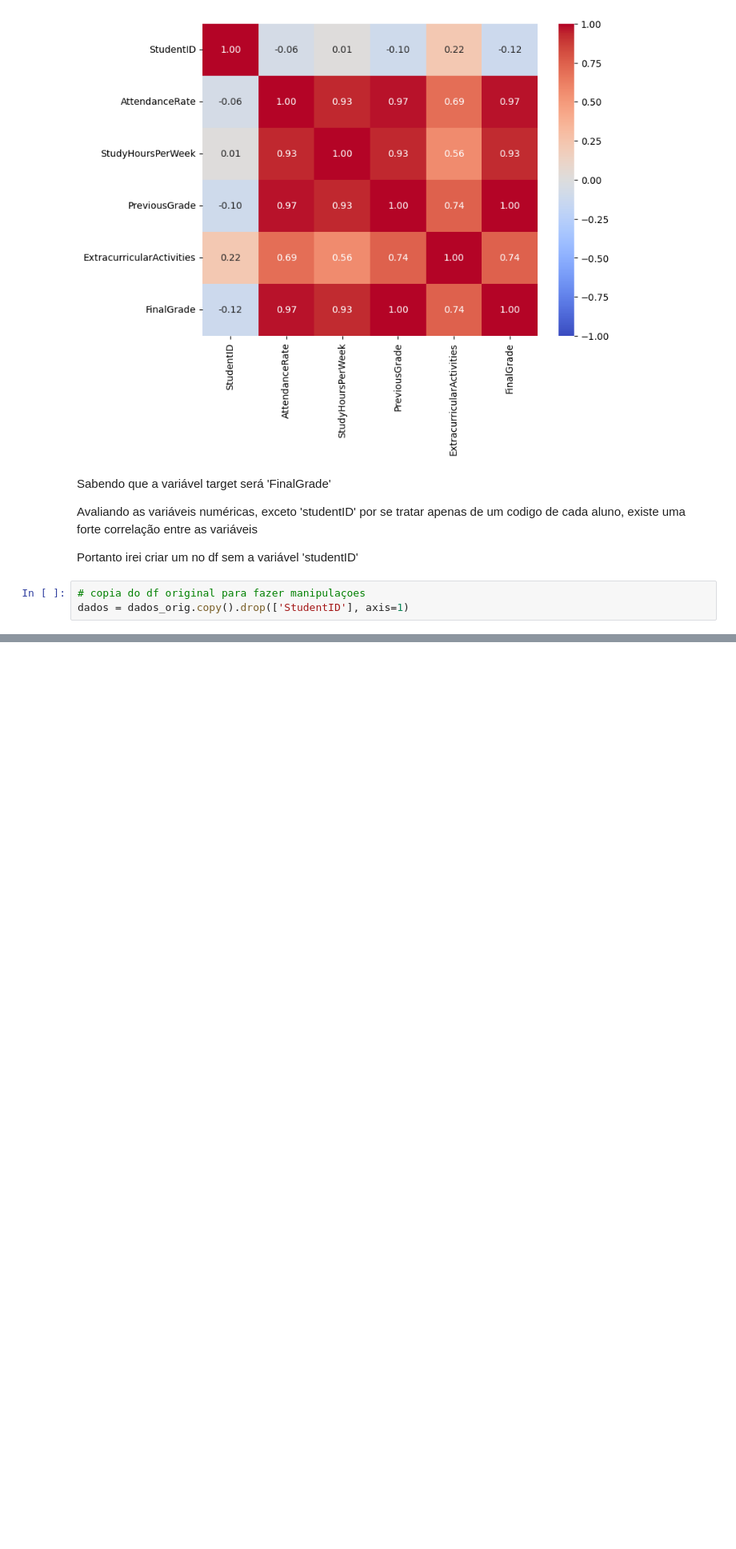
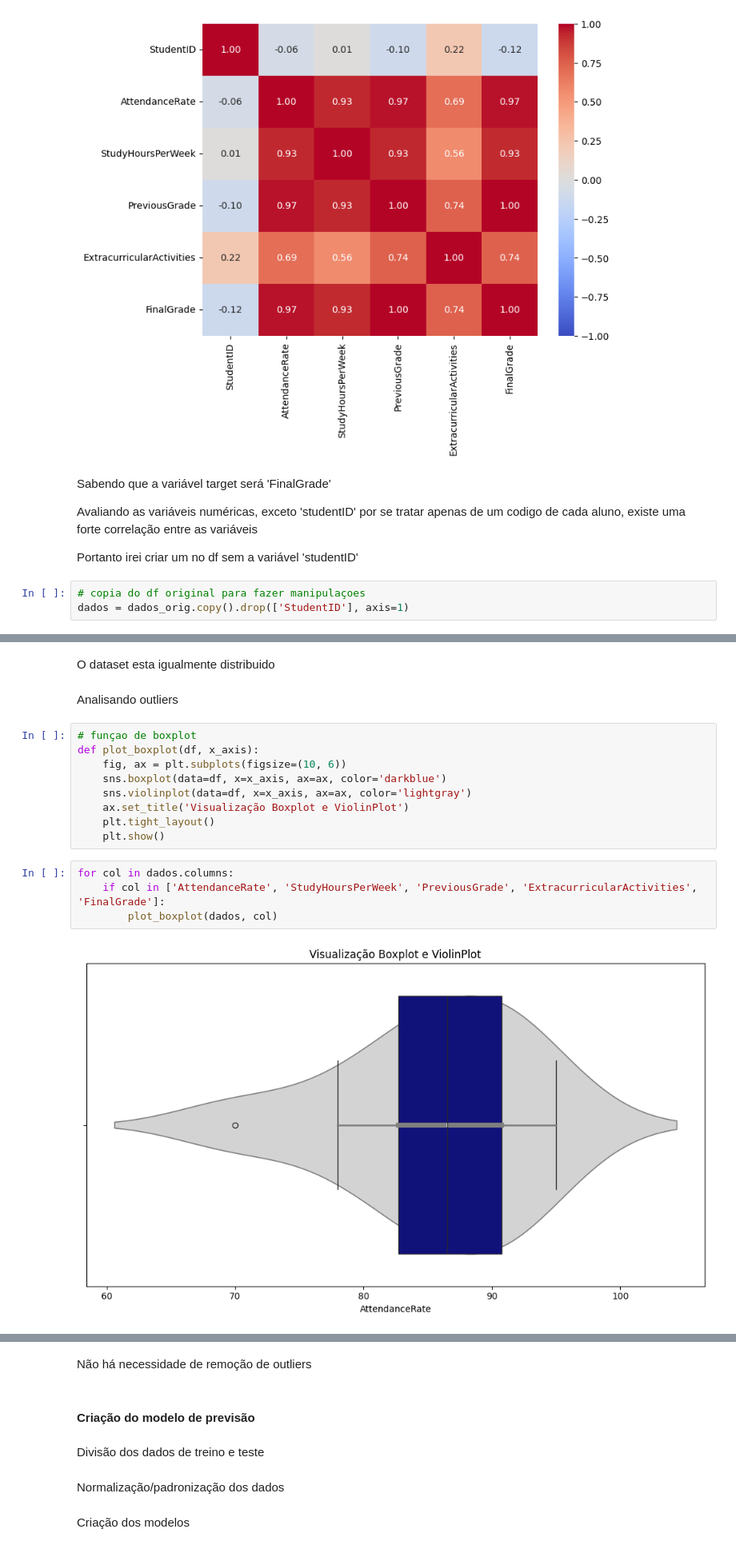
Before and after one commit to torvess/student_performance_predictions_01-09-2024, a Jupyter notebook: model_predict.ipynb, the cells around one changed output, grey strips where cells are left out. Shown: that part at 80% size. Drawn from its saved outputs; the diff is of its cells as text; blank space fills up the shorter version.

Commit message:
git commit -m 'atualizacao do modelo em 01-09-2024'

```diff
--- a/model_predict.ipynb
+++ b/model_predict.ipynb
@@ -112 +167,20 @@ plt.show()
 [figure]
+# %% [markdown]
+O dataset esta igualmente distribuido
+# %% [markdown]
+Analisando outliers
+# %%
+# funçao de boxplot
+def plot_boxplot(df, x_axis):
+    fig, ax = plt.subplots(figsize=(10, 6))
+    sns.boxplot(data=df, x=x_axis, ax=ax, color='darkblue')
+    sns.violinplot(data=df, x=x_axis, ax=ax, color='lightgray')
+    ax.set_title('Visualização Boxplot e ViolinPlot')
+    plt.tight_layout()
+    plt.show()
+# %%
+for col in dados.columns:
+    if col in ['AttendanceRate', 'StudyHoursPerWeek', 'PreviousGrade', 'ExtracurricularActivities', 'FinalGrade']:
+        plot_boxplot(dados, col)
+# %% [output]
+[figure, added]
@@ -112,0 +191,10 @@ plt.show()
+# %% [markdown]
+Não há necessidade de remoção de outliers
+# %% [markdown]
+#### Criação do modelo de previsão
+# %% [markdown]
+Divisão dos dados de treino e teste
+# %% [markdown]
+Normalização/padronização dos dados
+# %% [markdown]
+Criação dos modelos
```
Also changed, not shown: parts of 12 cells of this notebook.
